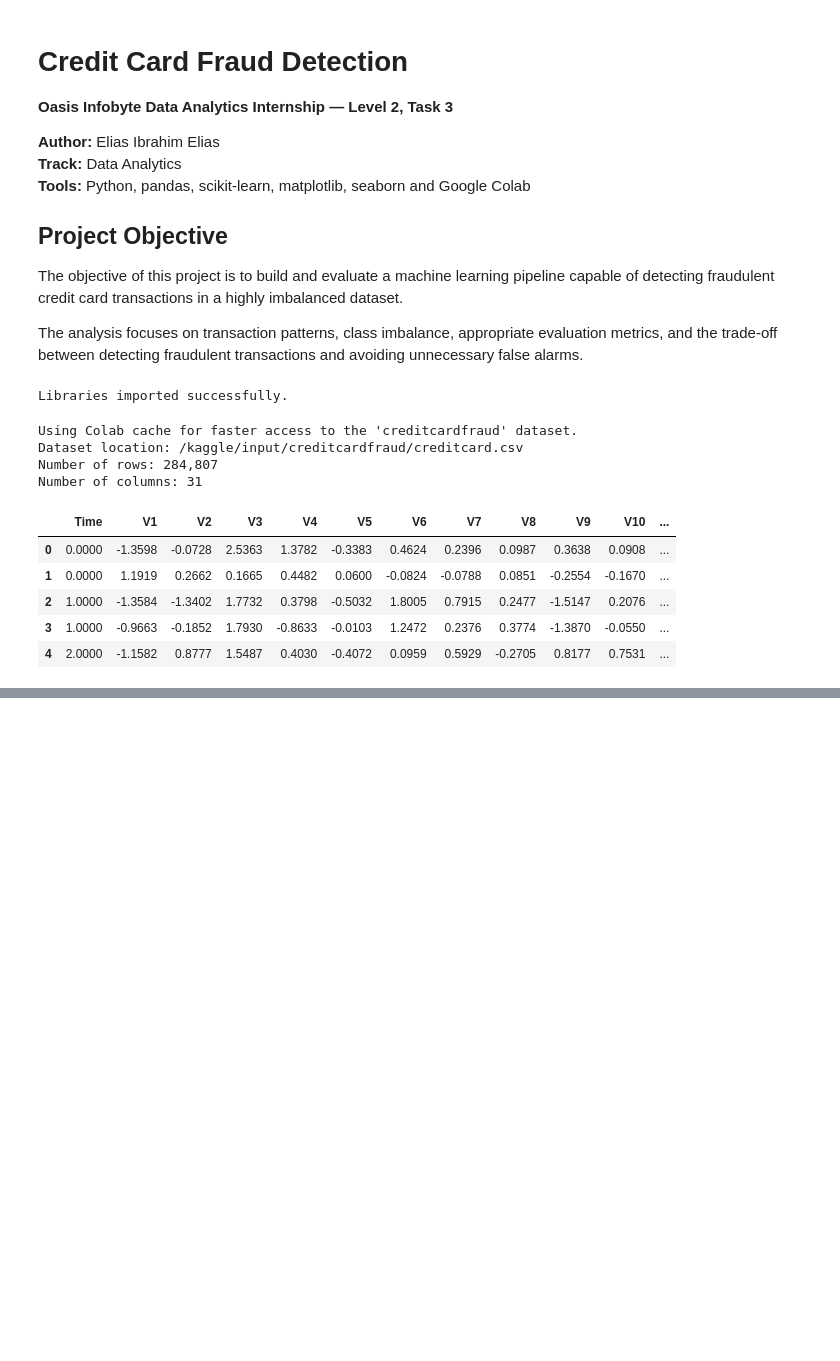
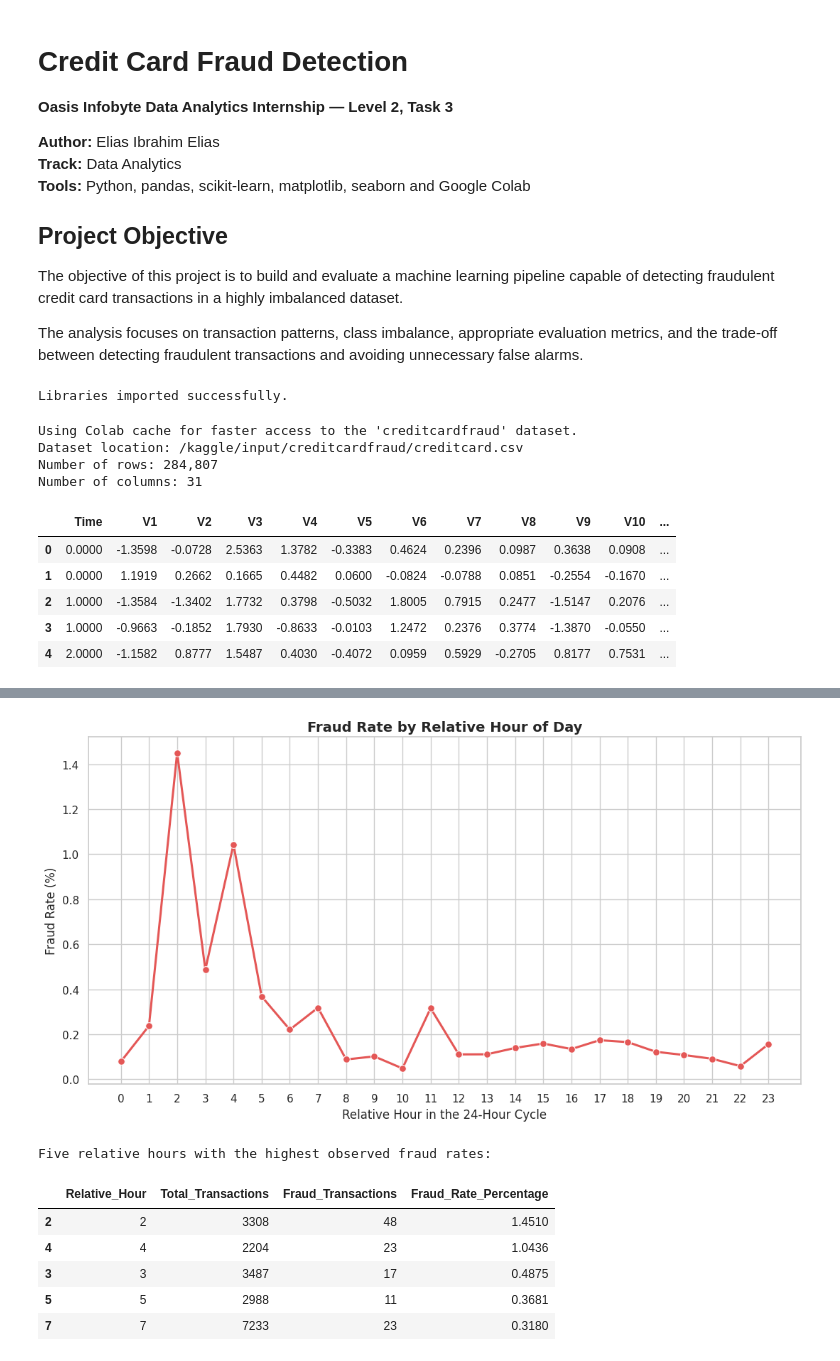
Before and after one commit to elias8080007/OIBSIP, a Jupyter notebook: DataAnalytics-L2-FraudDetection/Elias_Ibrahim_Elias_Task3.ipynb, the cells around one changed output, grey strips where cells are left out. Saved outputs shown, nothing was run; the diff lists cells and outputs as text; code cells hidden in the pictures; blank space fills up the shorter version.

```diff
--- a/DataAnalytics-L2-FraudDetection/Elias_Ibrahim_Elias_Task3.ipynb
+++ b/DataAnalytics-L2-FraudDetection/Elias_Ibrahim_Elias_Task3.ipynb
@@ -84,0 +448,53 @@ Number of columns: 31
+# %%
+plt.figure(figsize=(11, 6))
+
+sns.lineplot(
+    data=hourly_summary,
+    x="Relative_Hour",
+    y="Fraud_Rate_Percentage",
+    marker="o",
+    linewidth=2.2,
+    markersize=7,
+    color="#E45756"
+)
+
+plt.title(
+    "Fraud Rate by Relative Hour of Day",
+    fontsize=14,
+    fontweight="bold"
+)
+plt.xlabel("Relative Hour in the 24-Hour Cycle")
+plt.ylabel("Fraud Rate (%)")
+plt.xticks(range(24))
+
+plt.tight_layout()
+plt.savefig(
+    "fraud_rate_by_relative_hour.png",
+    dpi=300,
+    bbox_inches="tight"
+)
+plt.show()
+
+highest_risk_hours = hourly_summary.nlargest(
+    5,
+    "Fraud_Rate_Percentage"
+)[
+    [
+        "Relative_Hour",
+        "Total_Transactions",
+        "Fraud_Transactions",
+        "Fraud_Rate_Percentage"
+    ]
+]
+
+print("Five relative hours with the highest observed fraud rates:")
+display(highest_risk_hours)
+# %% [output]
+[figure, added]
+Five relative hours with the highest observed fraud rates:
+|  | Relative_Hour | Total_Transactions | Fraud_Transactions | Fraud_Rate_Percentage |
+| 2 | 2 | 3308 | 48 | 1.4510 |
+| 4 | 4 | 2204 | 23 | 1.0436 |
+| 3 | 3 | 3487 | 17 | 0.4875 |
+| 5 | 5 | 2988 | 11 | 0.3681 |
+| 7 | 7 | 7233 | 23 | 0.3180 |
```
Also changed, not shown: parts of 41 cells of this notebook.
